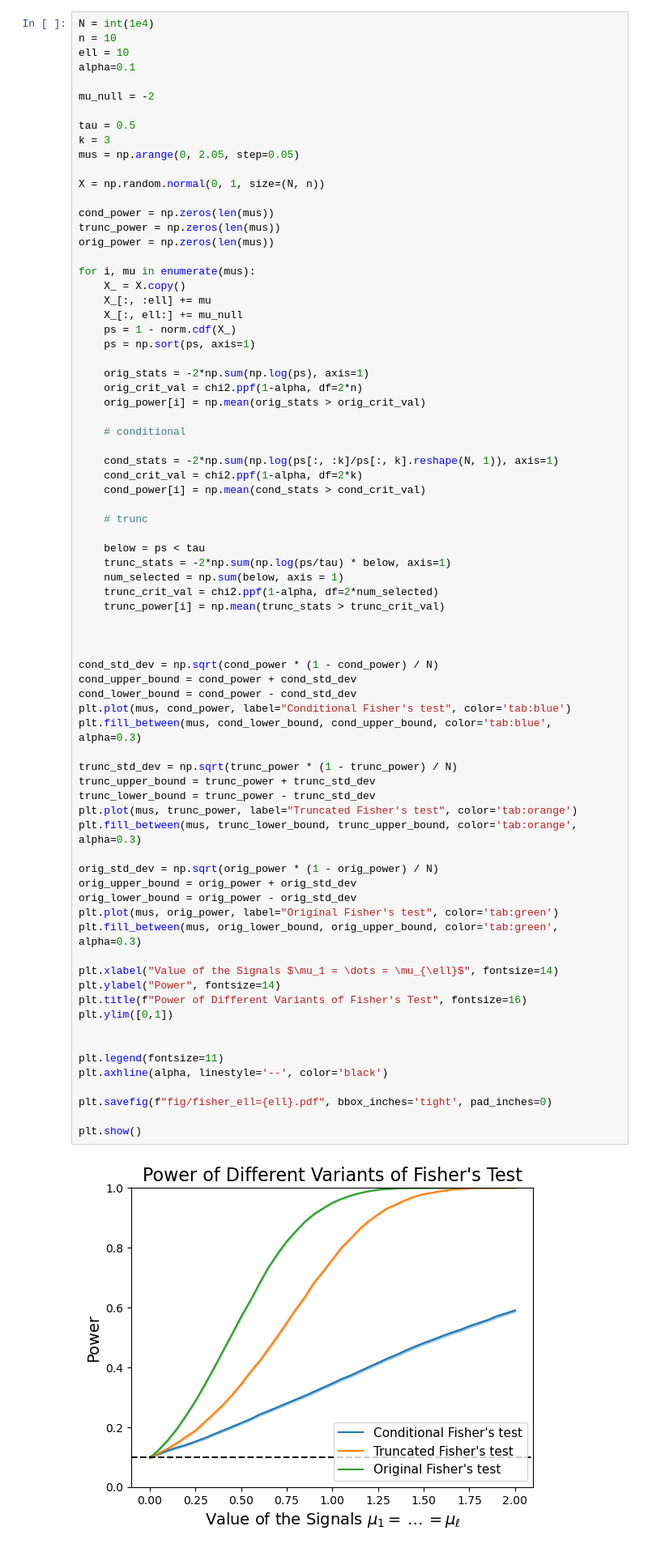
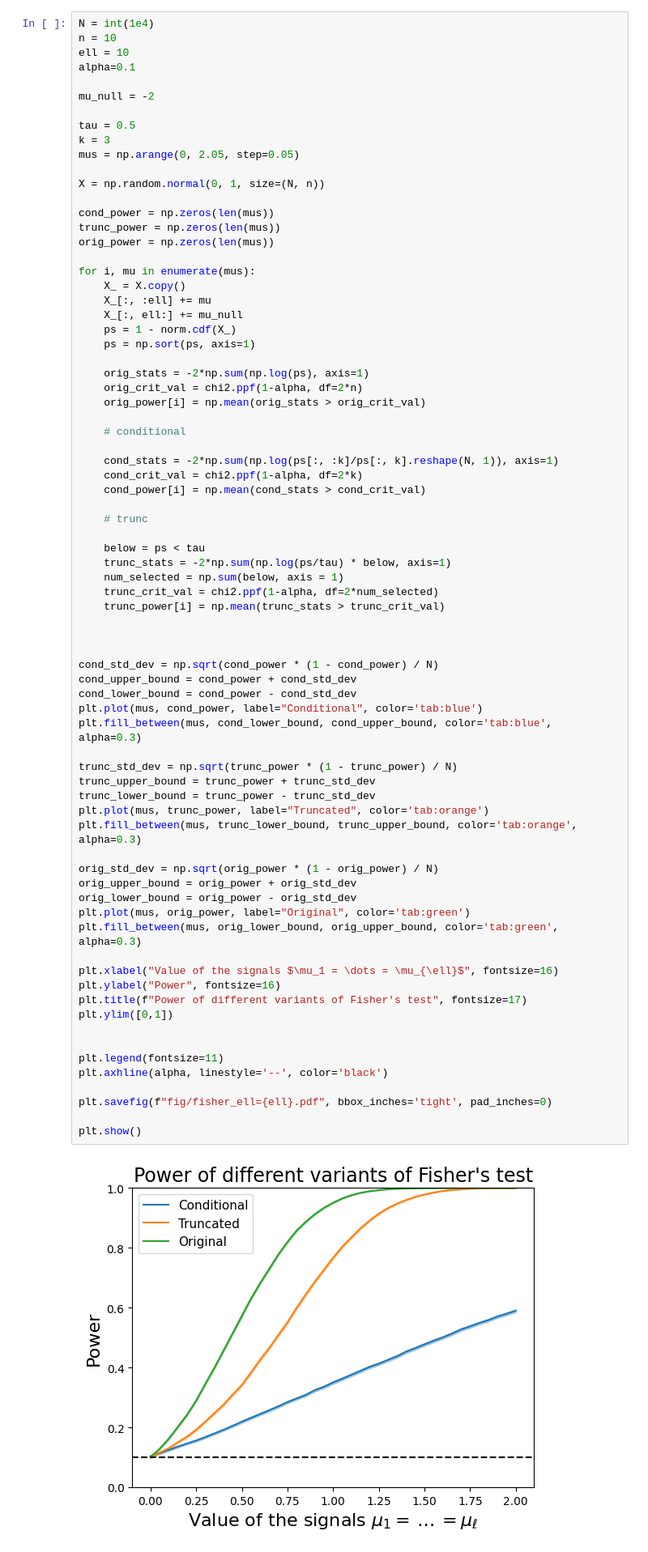
Before and after one commit to AnavSood/seldom, a Jupyter notebook: plots.ipynb, the cells around one changed output. Shown at 81% size. Saved outputs shown, nothing was run; the diff lists cells and outputs as text.

```diff
--- a/plots.ipynb
+++ b/plots.ipynb
@@ -1102,40 +1102,40 @@ for i, mu in enumerate(mus):
     trunc_crit_val = chi2.ppf(1-alpha, df=2*num_selected)
     trunc_power[i] = np.mean(trunc_stats > trunc_crit_val)
 
 
 
 cond_std_dev = np.sqrt(cond_power * (1 - cond_power) / N)
 cond_upper_bound = cond_power + cond_std_dev
 cond_lower_bound = cond_power - cond_std_dev
-plt.plot(mus, cond_power, label="Conditional Fisher's test", color='tab:blue')
+plt.plot(mus, cond_power, label="Conditional", color='tab:blue')
 plt.fill_between(mus, cond_lower_bound, cond_upper_bound, color='tab:blue', alpha=0.3)
 
 trunc_std_dev = np.sqrt(trunc_power * (1 - trunc_power) / N)
 trunc_upper_bound = trunc_power + trunc_std_dev
 trunc_lower_bound = trunc_power - trunc_std_dev
-plt.plot(mus, trunc_power, label="Truncated Fisher's test", color='tab:orange')
+plt.plot(mus, trunc_power, label="Truncated", color='tab:orange')
 plt.fill_between(mus, trunc_lower_bound, trunc_upper_bound, color='tab:orange', alpha=0.3)
 
 orig_std_dev = np.sqrt(orig_power * (1 - orig_power) / N)
 orig_upper_bound = orig_power + orig_std_dev
 orig_lower_bound = orig_power - orig_std_dev
-plt.plot(mus, orig_power, label="Original Fisher's test", color='tab:green')
+plt.plot(mus, orig_power, label="Original", color='tab:green')
 plt.fill_between(mus, orig_lower_bound, orig_upper_bound, color='tab:green', alpha=0.3)
 
-plt.xlabel("Value of the Signals $\mu_1 = \dots = \mu_{\ell}$", fontsize=14)
-plt.ylabel("Power", fontsize=14)
-plt.title(f"Power of Different Variants of Fisher's Test", fontsize=16)
+plt.xlabel("Value of the signals $\mu_1 = \dots = \mu_{\ell}$", fontsize=16)
+plt.ylabel("Power", fontsize=16)
+plt.title(f"Power of different variants of Fisher's test", fontsize=17)
 plt.ylim([0,1])
 
 
 plt.legend(fontsize=11)
 plt.axhline(alpha, linestyle='--', color='black')
 
 plt.savefig(f"fig/fisher_ell={ell}.pdf", bbox_inches='tight', pad_inches=0)
 
 plt.show()
 # %% [output]
-[figure, old version]
+[figure, new version]
 # %% [markdown]
 ### Gap Testing
 # %%
```
Also changed, not shown: parts of 2 cells of this notebook, 7 other files.
